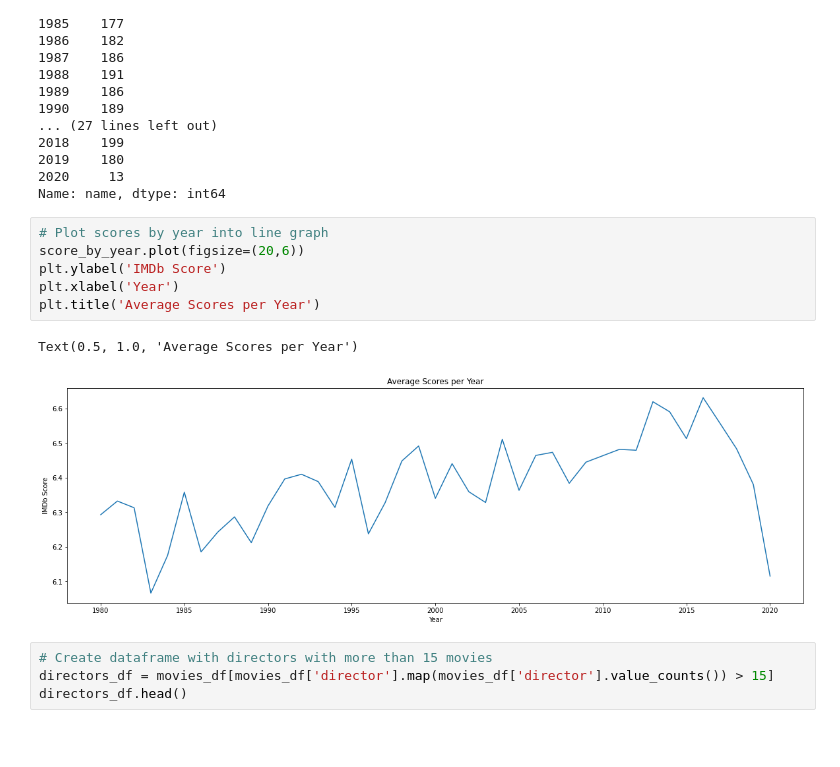
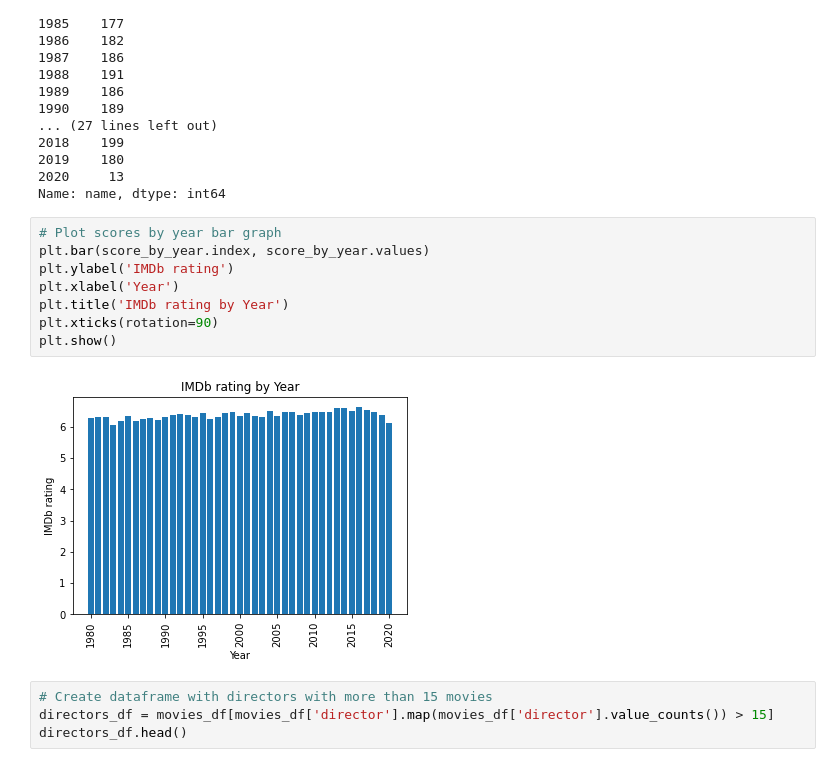
Before and after one commit to AleksKostrycka/Movie_Review_Project, a Jupyter notebook: Statistical_Analysis.ipynb, the cells around one changed output. Saved outputs shown, nothing was run; the diff lists cells and outputs as text; blank space fills up the shorter version.

```diff
--- a/Statistical_Analysis.ipynb
+++ b/Statistical_Analysis.ipynb
@@ -154,14 +161,15 @@ year
 2020     13
 Name: name, dtype: int64
 # %%
-# Plot scores by year into line graph
-score_by_year.plot(figsize=(20,6))
-plt.ylabel('IMDb Score')
+# Plot scores by year bar graph
+plt.bar(score_by_year.index, score_by_year.values)
+plt.ylabel('IMDb rating')
 plt.xlabel('Year')
-plt.title('Average Scores per Year')
+plt.title('IMDb rating by Year')
+plt.xticks(rotation=90)
+plt.show()
 # %% [output]
-Text(0.5, 1.0, 'Average Scores per Year')
-[figure, old version]
+[figure, new version]
 # %%
 # Create dataframe with directors with more than 15 movies
 directors_df = movies_df[movies_df['director'].map(movies_df['director'].value_counts()) > 15]
```
Also changed, not shown: parts of 10 cells of this notebook, 1 other file.
